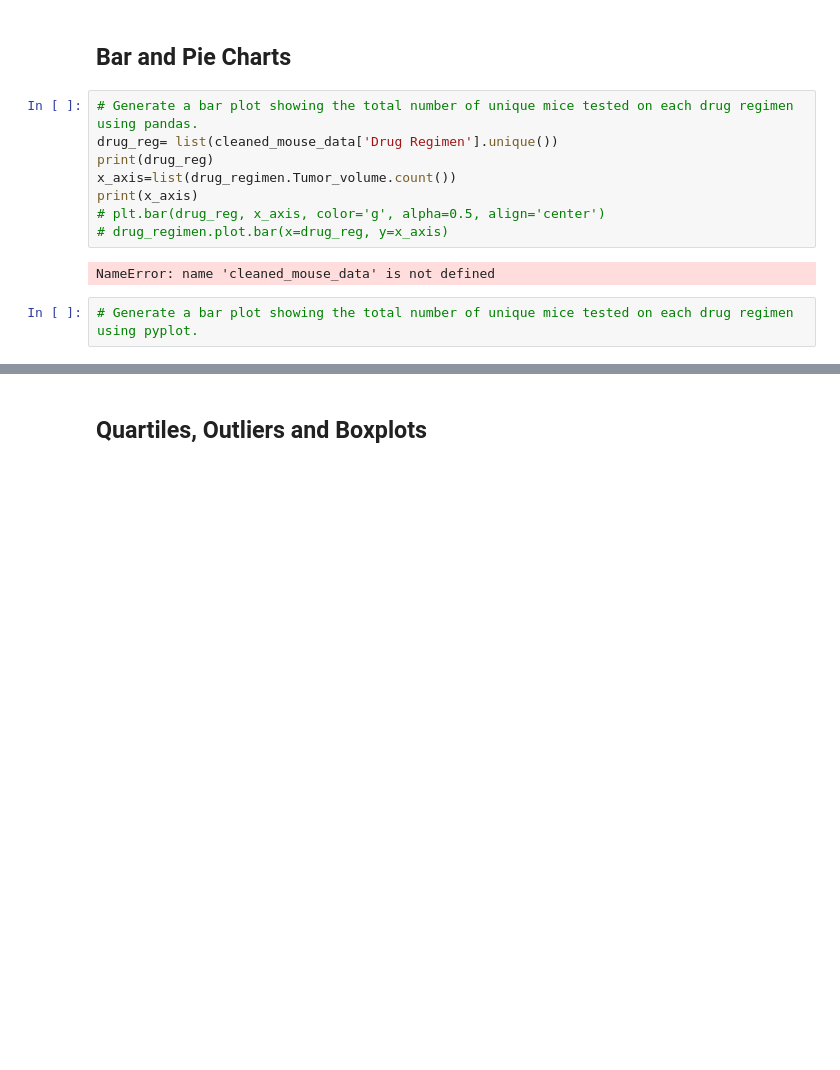
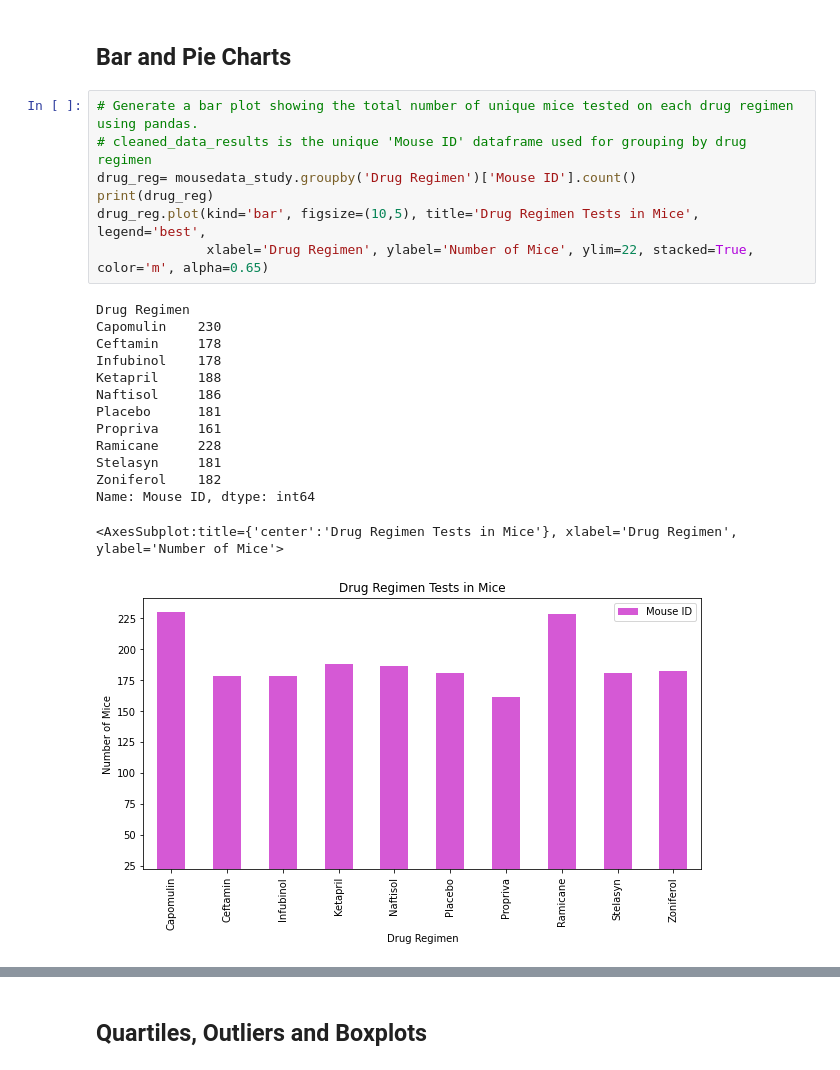
Before and after one commit to SoniMohandas/The_Power_of_Plots, a Jupyter notebook: Pharmaceuticals/pymaceuticals_starter.ipynb, the cells around one changed output, grey strips where cells are left out. Cells and saved outputs as stored; diff of their text form; blank space fills up the shorter version.

```diff
--- a/Pharmaceuticals/pymaceuticals_starter.ipynb
+++ b/Pharmaceuticals/pymaceuticals_starter.ipynb
@@ -163,15 +163,25 @@ agg_summary
 | Zoniferol | 53.236507 | 51.818479 | 48.533355 | 6.966589 | 0.516398 |
 # %% [markdown]
 ## Bar and Pie Charts
-# %%
-# Generate a bar plot showing the total number of unique mice tested on each drug regimen using pandas.
-drug_reg= list(cleaned_mouse_data['Drug Regimen'].unique())
-print(drug_reg)
-x_axis=list(drug_regimen.Tumor_volume.count())
-print(x_axis)
-# plt.bar(drug_reg, x_axis, color='g', alpha=0.5, align='center')
-# drug_regimen.plot.bar(x=drug_reg, y=x_axis)
-# %% [output]
-NameError: name 'cleaned_mouse_data' is not defined
-# %%
-# Generate a bar plot showing the total number of unique mice tested on each drug regimen using pyplot.
+# %%
+# Generate a bar plot showing the total number of unique mice tested on each drug regimen using pandas.
+# cleaned_data_results is the unique 'Mouse ID' dataframe used for grouping by drug regimen
+drug_reg= mousedata_study.groupby('Drug Regimen')['Mouse ID'].count()
+print(drug_reg)
+drug_reg.plot(kind='bar', figsize=(10,5), title='Drug Regimen Tests in Mice', legend='best',
+              xlabel='Drug Regimen', ylabel='Number of Mice', ylim=22, stacked=True, color='m', alpha=0.65)
+# %% [output]
+Drug Regimen
+Capomulin    230
+Ceftamin     178
+Infubinol    178
+Ketapril     188
+Naftisol     186
+Placebo      181
+Propriva     161
+Ramicane     228
+Stelasyn     181
+Zoniferol    182
+Name: Mouse ID, dtype: int64
+<AxesSubplot:title={'center':'Drug Regimen Tests in Mice'}, xlabel='Drug Regimen', ylabel='Number of Mice'>
+[figure, added]
```
Also changed, not shown: parts of 8 cells of this notebook.
